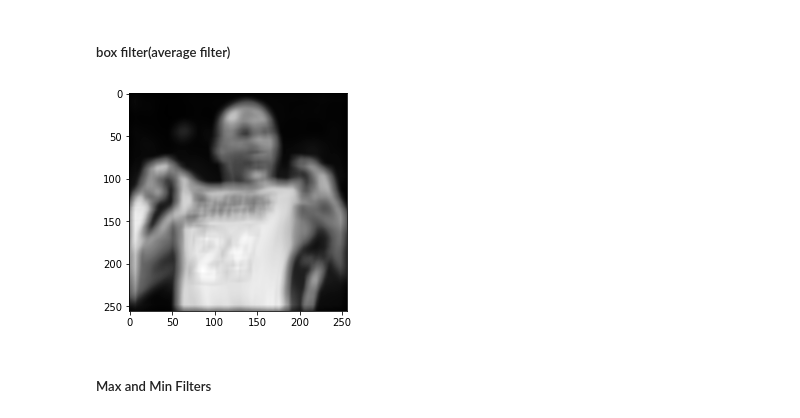
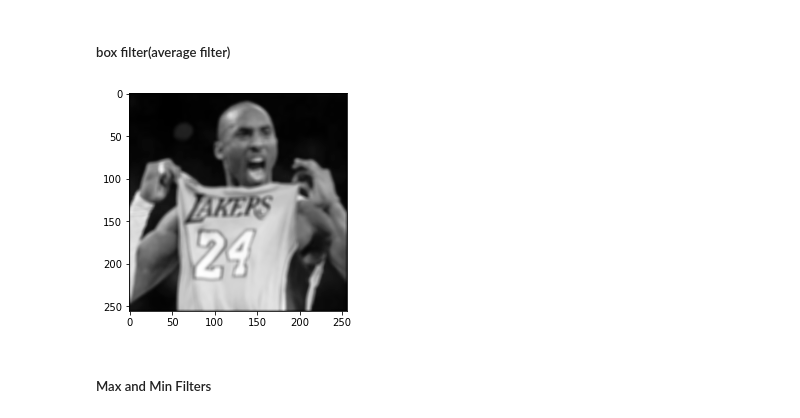
Before and after one commit to frankye1000/NYCU-ImageProcessing, a Jupyter notebook: HW1/HW1.ipynb, the cells around one changed output. Cells and saved outputs as stored; diff of their text form; code cells hidden in the pictures.

```diff
--- a/HW1/HW1.ipynb
+++ b/HW1/HW1.ipynb
@@ -140,12 +122,15 @@ plt.imsave('lbj_original.png', lbj_gray, cmap='Greys_r')
 ##### gamma correction(指數變換): s = c * r ** gamma
 # %%
 def gamma_correction(a, gamma):
-    c = 1  # 參數 大部分設成1
+    '''
+    gamma:contrast enhancement
+    '''
+    c = 1
     s = c * a ** gamma
     return s
 # %%
-gammalist = [0.04, 0.1, 0.2, 0.4, 0.67, 1, 1.5, 2.5, 5, 10, 25]
-for gamma in gammalist:
+gammalist = [0.67, 1, 2.5, 5, 10]
+for i, gamma in enumerate(gammalist):
     s = gamma_correction(curry_gray, gamma)
     plt.title('gamma {}'.format(gamma))
     plt.imshow(s, cmap='Greys_r')
@@ -291,15 +273,15 @@ Clipping input data to the valid range for imshow with RGB data ([0..1] for floa
 # %%
 def box_filter(a, kernel):
     '''
-    padding: 外面要多少空格
-    kernel: kernel大小
-    stride: 一次走幾格
+    padding: padding size
+    kernel: kernel size
+    stride: stride
     '''
     padding = kernel//2
     kernel = kernel
-    stride = 1   # 為了輸入、輸出圖 大小 一致
+    stride = 1   # same size of input and output
 
-    # 先補外框，創一個空矩陣
+    # create empty matrix
     temp = np.zeros((a.shape[0] + 2*padding, a.shape[1] + 2*padding))
     blur = np.zeros((a.shape[0], a.shape[1]))
 
@@ -314,11 +296,11 @@ def box_filter(a, kernel):
 
     return blur
 # %%
-kobe_box = box_filter(kobe_gray, kernel=15)
+kobe_box = box_filter(kobe_gray, kernel=5)
 plt.imshow(kobe_box, cmap='Greys_r')
 plt.show()
 # %% [output]
-[figure, old version]
+[figure, new version]
 # %% [markdown]
 ##### Max and Min Filters
 # %%
```
Also changed, not shown: parts of 24 cells of this notebook, 5 other files.
